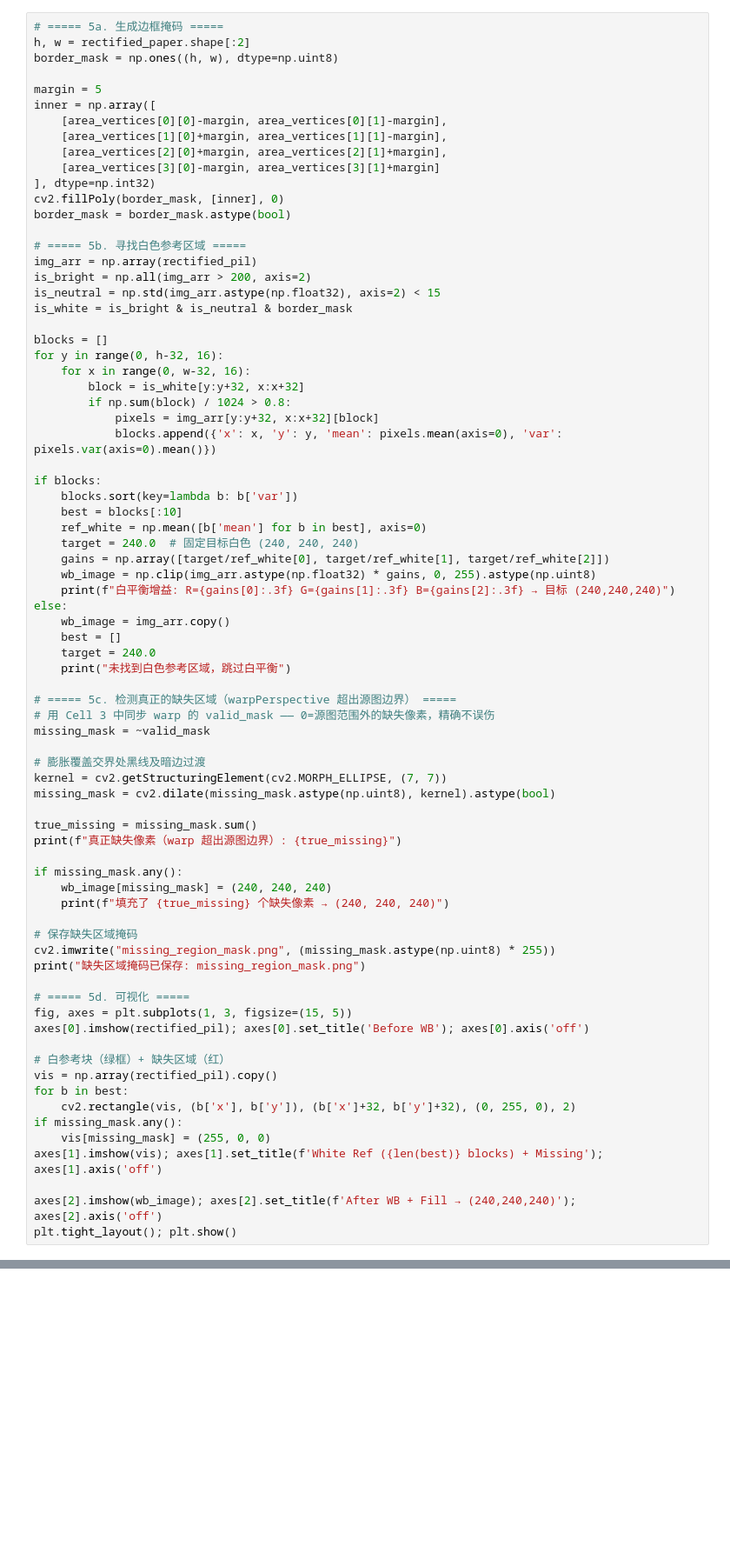
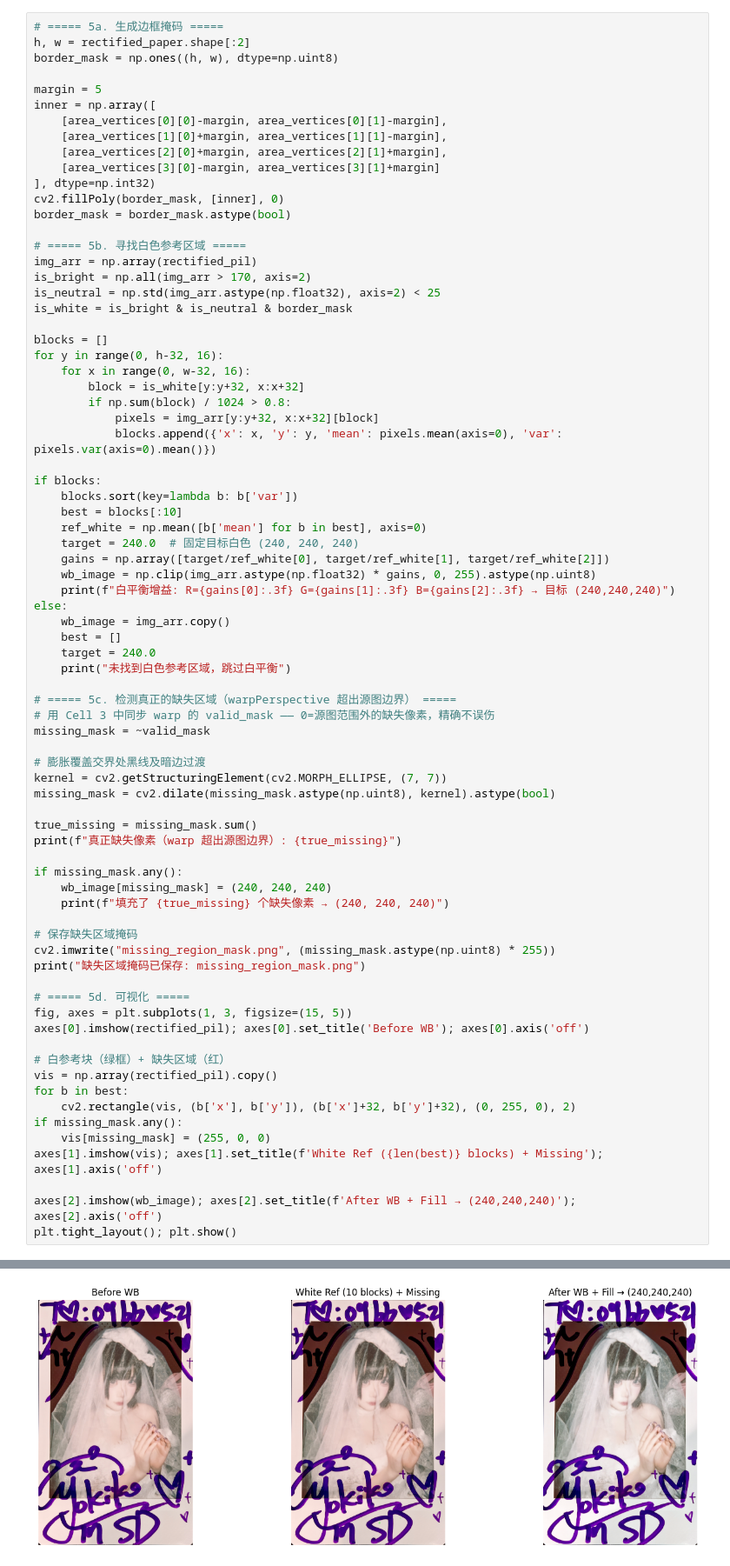
Before and after one commit to czhovo/cheki, a Jupyter notebook: pipeline.ipynb, the cells around one changed output, grey strips where cells are left out. Shown at 87% size. Saved outputs shown, nothing was run; the diff lists cells and outputs as text; blank space fills up the shorter version.

```diff
--- a/pipeline.ipynb
+++ b/pipeline.ipynb
@@ -261,8 +299,8 @@ border_mask = border_mask.astype(bool)
 
 # ===== 5b. 寻找白色参考区域 =====
 img_arr = np.array(rectified_pil)
-is_bright = np.all(img_arr > 200, axis=2)
-is_neutral = np.std(img_arr.astype(np.float32), axis=2) < 15
+is_bright = np.all(img_arr > 170, axis=2)
+is_neutral = np.std(img_arr.astype(np.float32), axis=2) < 25
 is_white = is_bright & is_neutral & border_mask
 
 blocks = []
@@ -320,3 +358,4 @@ axes[1].imshow(vis); axes[1].set_title(f'White Ref ({len(best)} blocks) + Missin
 
 axes[2].imshow(wb_image); axes[2].set_title(f'After WB + Fill → (240,240,240)'); axes[2].axis('off')
 plt.tight_layout(); plt.show()
+# %% [output]
@@ -323 +365,2 @@ plt.tight_layout(); plt.show()
+[figure, added]
 # %%
```
Also changed, not shown: parts of 10 cells of this notebook, 44 other files.
